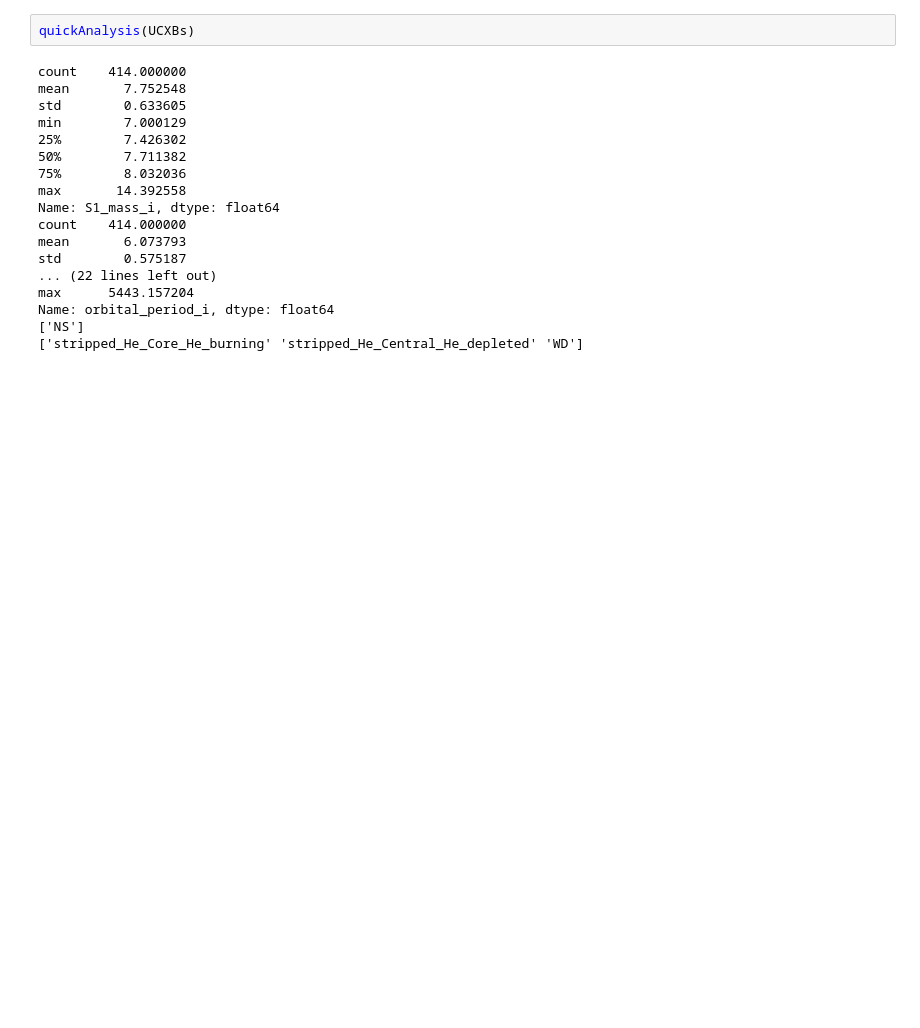
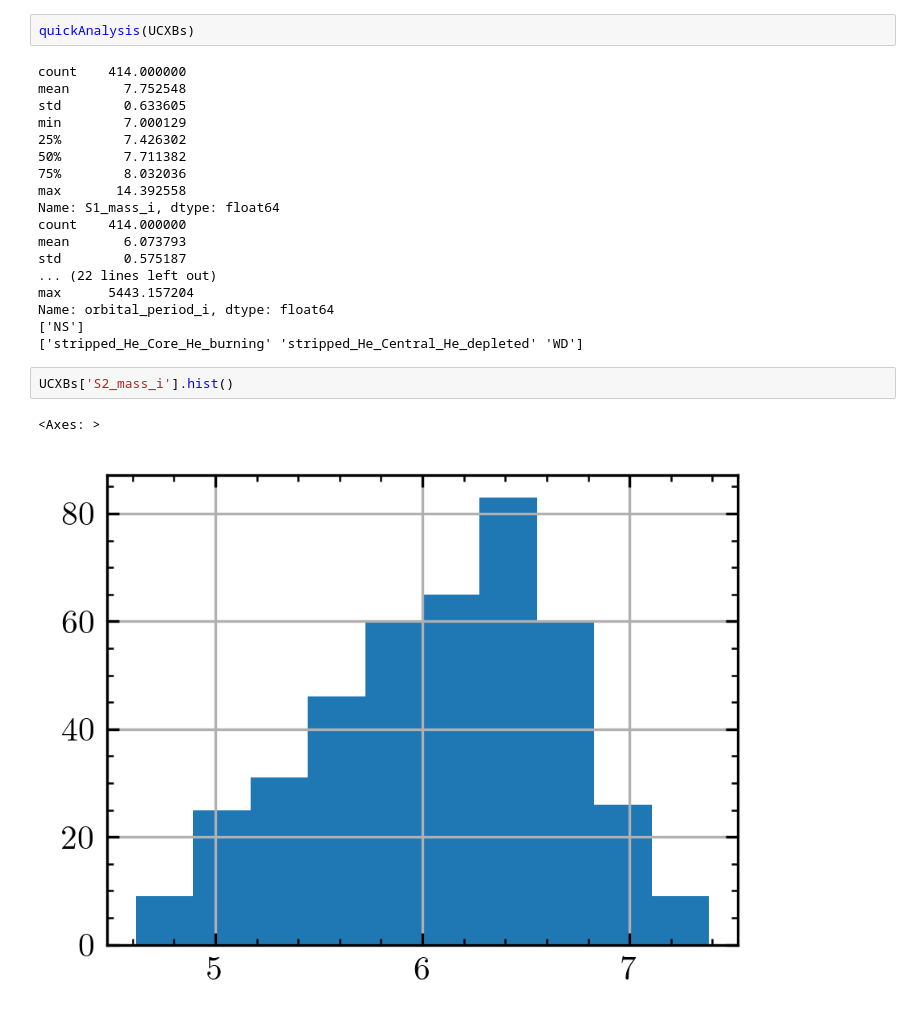
Before and after one commit to PiersonLip/UCXB-Investegation, a Jupyter notebook: InitResearch/FindingInitGridProp.ipynb, the cells around one changed output. Cells and saved outputs as stored; diff of their text form; blank space fills up the shorter version.

```diff
--- a/InitResearch/FindingInitGridProp.ipynb
+++ b/InitResearch/FindingInitGridProp.ipynb
@@ -193,3 +198,8 @@ max      5443.157204
 Name: orbital_period_i, dtype: float64
 ['NS']
 ['stripped_He_Core_He_burning' 'stripped_He_Central_He_depleted' 'WD']
+# %%
+UCXBs['S2_mass_i'].hist()
+# %% [output]
+<Axes: >
+[figure, added]
```
Also changed, not shown: parts of 4 cells of this notebook.
